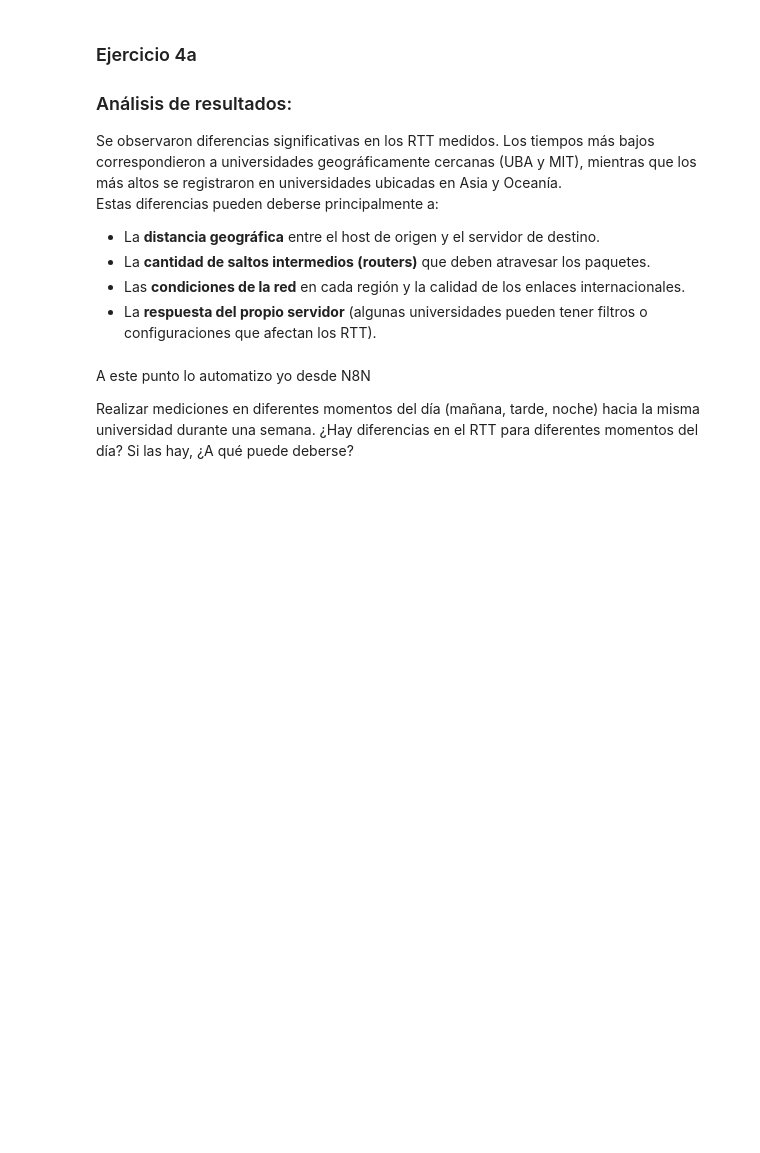
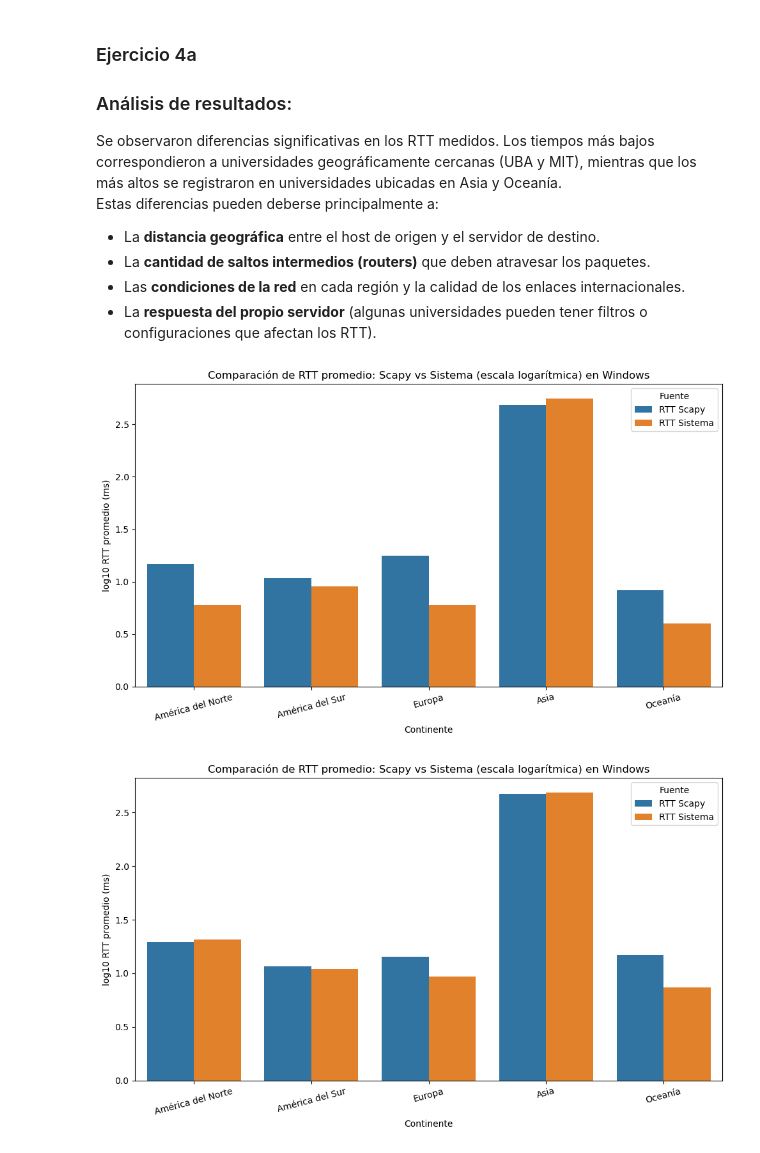
Before and after one commit to Carol1n4/TD4_TP, a Jupyter notebook: tp.ipynb, the cells around one changed output. Saved outputs shown, nothing was run; the diff lists cells and outputs as text; code cells hidden in the pictures; blank space fills up the shorter version.

```diff
--- a/tp.ipynb
+++ b/tp.ipynb
@@ -413,27 +488,65 @@ Estas diferencias pueden deberse principalmente a:
 # %%
 import pandas as pd
 import matplotlib.pyplot as plt
 import seaborn as sns
+import numpy as np
 
 # Resultados obtenidos en WINDOWS
-comparacion = [
-    {"Continente": "América del Norte", "Universidad": "web.mit.edu", "RTT Scapy":26.45, "RTT Sistema": 12},
-    {"Continente": "América del Sur", "Universidad": "utdt.edu", "RTT Scapy": 17.51, "RTT Sistema": 7},
-    {"Continente": "Europa", "Universidad": "ox.ac.uk", "RTT Scapy": 24.88, "RTT Sistema": 172},
-    {"Continente": "Asia", "Universidad": "hku.hk", "RTT Scapy": 260.4, "RTT Sistema": 255},
-    {"Continente": "Oceanía", "Universidad": "unimelb.edu.au", "RTT Scapy": 289.7, "RTT Sistema": 275},
+comparacionW = [
+    {"Continente": "América del Norte", "Universidad": "web.mit.edu", "RTT Scapy":14.72, "RTT Sistema": 6},
+    {"Continente": "América del Sur", "Universidad": "utdt.edu", "RTT Scapy": 10.75, "RTT Sistema": 9},
+    {"Continente": "Europa", "Universidad": "ox.ac.uk", "RTT Scapy": 17.60, "RTT Sistema": 6},
+    {"Continente": "Asia", "Universidad": "en.sjtu.edu.cn", "RTT Scapy": 485.42, "RTT Sistema": 559},
+    {"Continente": "Oceanía", "Universidad": "unimelb.edu.au", "RTT Scapy": 8.31, "RTT Sistema": 4},
 ]
 
-df = pd.DataFrame(comparacion)
+df = pd.DataFrame(comparacionW)
 
-# Gráfico comparativo
+# Aplicamos logaritmo base 10 a los valores de RTT
+df["RTT Scapy"] = np.log10(df["RTT Scapy"])
+df["RTT Sistema"] = np.log10(df["RTT Sistema"])
+
+# Gráfico comparativo (escala logarítmica)
 df_melted = df.melt(id_vars=["Continente", "Universidad"], value_vars=["RTT Scapy", "RTT Sistema"],
-                    var_name="Fuente", value_name="RTT promedio (ms)")
+                    var_name="Fuente", value_name="log10 RTT promedio (ms)")
 
 plt.figure(figsize=(10, 6))
-sns.barplot(data=df_melted, x="Continente", y="RTT promedio (ms)", hue="Fuente")
-plt.title("Comparación de RTT promedio: Scapy vs Sistema")
-plt.ylabel("RTT promedio (ms)")
+sns.barplot(data=df_melted, x="Continente", y="log10 RTT promedio (ms)", hue="Fuente")
+plt.title("Comparación de RTT promedio: Scapy vs Sistema (escala logarítmica) en Windows")
+plt.ylabel("log10 RTT promedio (ms)")
 plt.xticks(rotation=15)
 plt.tight_layout()
 plt.show()
+
+
+
+
+# Resultados obtenidos en MACBOOK
+comparacionM = [
+    {"Continente": "América del Norte", "Universidad": "web.mit.edu", "RTT Scapy":19.61, "RTT Sistema": 20.60 },
+    {"Continente": "América del Sur", "Universidad": "utdt.edu", "RTT Scapy": 11.6, "RTT Sistema": 11.06},
+    {"Continente": "Europa", "Universidad": "ox.ac.uk", "RTT Scapy": 14.35, "RTT Sistema": 9.29},
+    {"Continente": "Asia", "Universidad": "en.sjtu.edu.cn", "RTT Scapy":472.38 , "RTT Sistema": 487.84},
+    {"Continente": "Oceanía", "Universidad": "unimelb.edu.au", "RTT Scapy": 14.84, "RTT Sistema": 7.35},
+]
+
+df = pd.DataFrame(comparacionM)
+
+# Aplicamos logaritmo base 10 a los valores de RTT
+df["RTT Scapy"] = np.log10(df["RTT Scapy"])
+df["RTT Sistema"] = np.log10(df["RTT Sistema"])
+
+# Gráfico comparativo (escala logarítmica)
+df_melted = df.melt(id_vars=["Continente", "Universidad"], value_vars=["RTT Scapy", "RTT Sistema"],
+                    var_name="Fuente", value_name="log10 RTT promedio (ms)")
+
+plt.figure(figsize=(10, 6))
+sns.barplot(data=df_melted, x="Continente", y="log10 RTT promedio (ms)", hue="Fuente")
+plt.title("Comparación de RTT promedio: Scapy vs Sistema (escala logarítmica) en Windows")
+plt.ylabel("log10 RTT promedio (ms)")
+plt.xticks(rotation=15)
+plt.tight_layout()
+plt.show()
+# %% [output]
+[figure, added]
+[figure, added]
@@ -467,4 +552,0 @@ plt.show()
-# %% [markdown]
-A este punto lo automatizo yo desde N8N
-
-Realizar mediciones en diferentes momentos del día (mañana, tarde, noche) hacia la misma universidad durante una semana. ¿Hay diferencias en el RTT para diferentes momentos del día? Si las hay, ¿A qué puede deberse?
```
Also changed, not shown: parts of 9 cells of this notebook.
